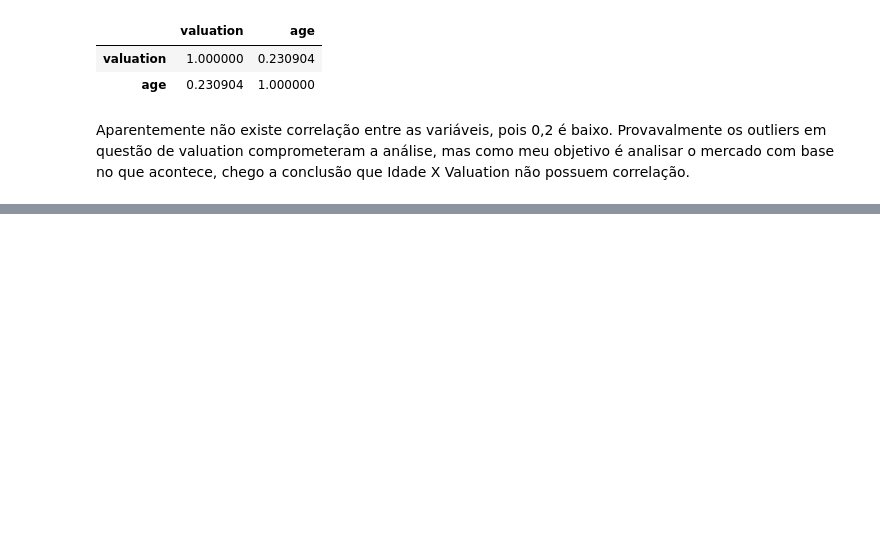
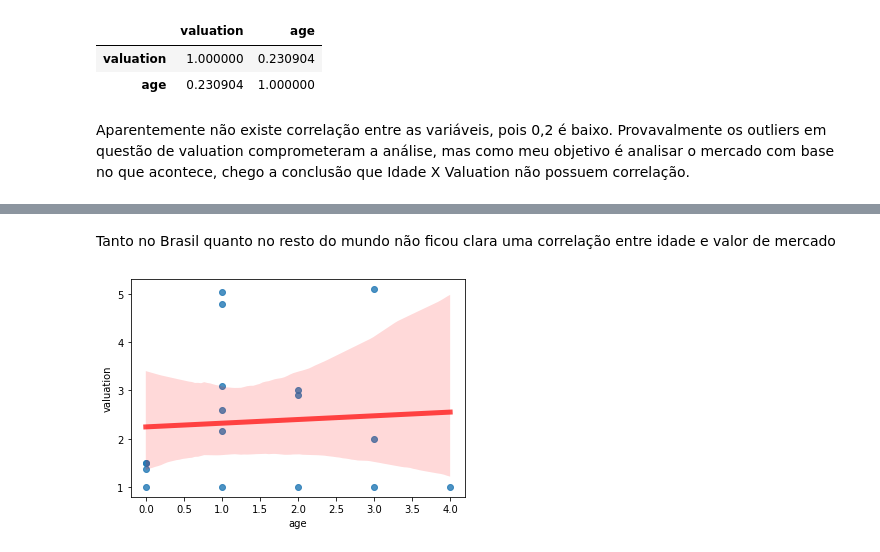
Before and after one commit to ClaudioJuniior/ClaudioJuniior, a Jupyter notebook: StartUps_project.ipynb, the cells around one changed output, grey strips where cells are left out. Drawn from its saved outputs; the diff is of its cells as text; code cells hidden in the pictures; blank space fills up the shorter version.

```diff
--- a/StartUps_project.ipynb
+++ b/StartUps_project.ipynb
@@ -446,3 +450,9 @@ df['age'] = df['date_joined'].apply(
                lambda x: today.year - x.year -
                ((today.month, today.day) < (x.month, x.day))
                )
+# %%
+today = datetime.today()
+brasil['age'] = brasil['date_joined'].apply(
+               lambda x: today.year - x.year -
+               ((today.month, today.day) < (x.month, x.day))
+               )
@@ -508,0 +545,6 @@ Aparentemente não existe correlação entre as variáveis, pois 0,2 é baixo. P
+# %% [markdown]
+Tanto no Brasil quanto no resto do mundo não ficou clara uma correlação entre idade e valor de mercado
+# %%
+brasil_age = sns.regplot(x=brasil["age"], y=brasil["valuation"], line_kws={"color":"r","alpha":0.7,"lw":5})
+# %% [output]
+[figure, added]
```
Also changed, not shown: parts of 35 cells of this notebook.
